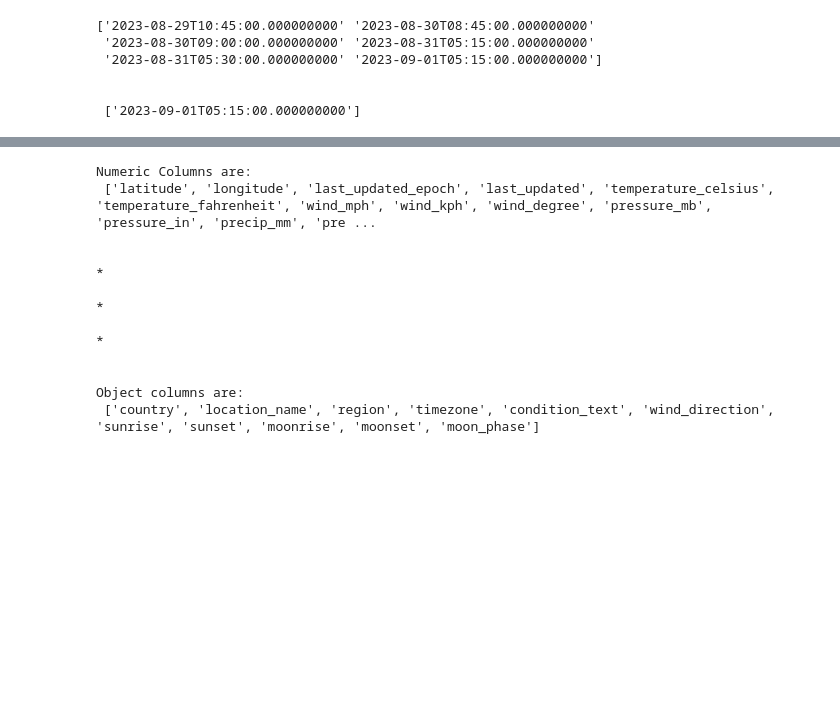
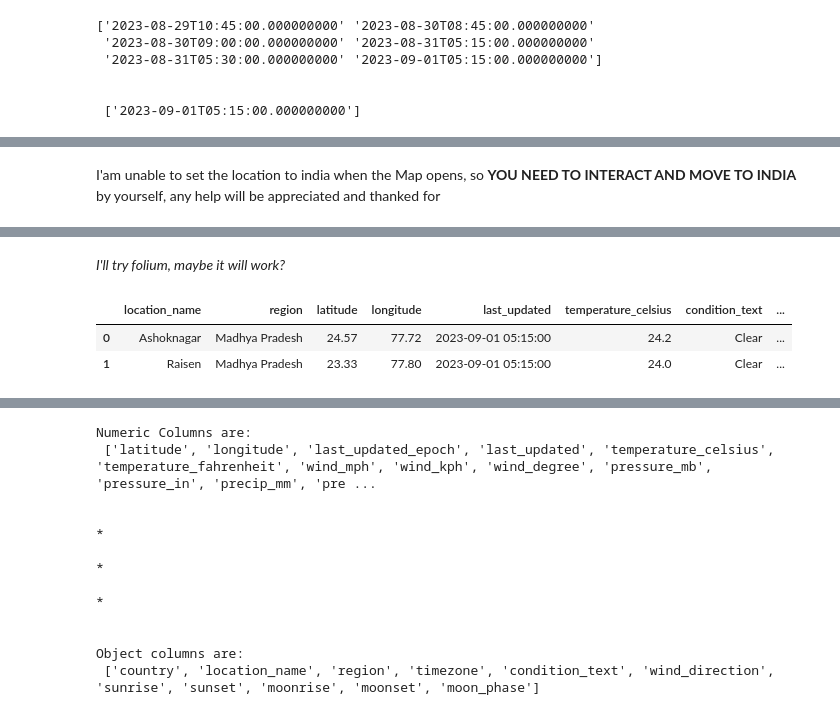
Before and after one commit to maximuu19/Kaggle-Projects, a Jupyter notebook: indian-weather-channel.ipynb, the cells around one changed output, grey strips where cells are left out. Cells and saved outputs as stored; diff of their text form; code cells hidden in the pictures; blank space fills up the shorter version.

Commit message:
Kaggle Notebook | Indian Weather Channel wee woo | Version 2

```diff
--- a/indian-weather-channel.ipynb
+++ b/indian-weather-channel.ipynb
@@ -205,12 +162,7 @@ dtype: object
-# %%
-# 0 to 540
-
-# for i in range(last_24_hr_Weather.shape[0]):
-#     print(i)
-#     df
-# last_24_hr_Weather['Ult_location'] = last_24_hr_Weather['location_name'] + last_24_hr_Weather['region']
-
-last_24_hr_Weather = last_24_hr_Weather.assign(Ult_location=last_24_hr_Weather['location_name'] + '-' + last_24_hr_Weather['region'])
+# %%
+last_24_hr_Weather = last_24_hr_Weather.assign(Ult_location=last_24_hr_Weather['location_name'] + '-' + last_24_hr_Weather['region'] + ' @ ' + last_24_hr_Weather['last_updated'].astype(str))
+# %% [markdown]
+I'am unable to set the location to india when the Map opens, so **YOU NEED TO INTERACT AND MOVE TO INDIA** by yourself, any help will be appreciated and thanked for
 # %%
 fig = go.Figure(data=go.Scattergeo(
     lat = last_24_hr_Weather['latitude'],
@@ -279,3 +231,11 @@ fig.update_layout(
 fig.show()
 # %% [output]
 [interactive output not drawn]
+# %% [markdown]
+*I'll try folium, maybe it will work?*
+# %%
+last_24_hr_Weather.head(2)
+# %% [output]
+|  | location_name | region | latitude | longitude | last_updated | temperature_celsius | condition_text | ... |
+| 0 | Ashoknagar | Madhya Pradesh | 24.57 | 77.72 | 2023-09-01 05:15:00 | 24.2 | Clear | ... |
+| 1 | Raisen | Madhya Pradesh | 23.33 | 77.80 | 2023-09-01 05:15:00 | 24.0 | Clear | ... |
```
Also changed, not shown: parts of 10 cells of this notebook.
